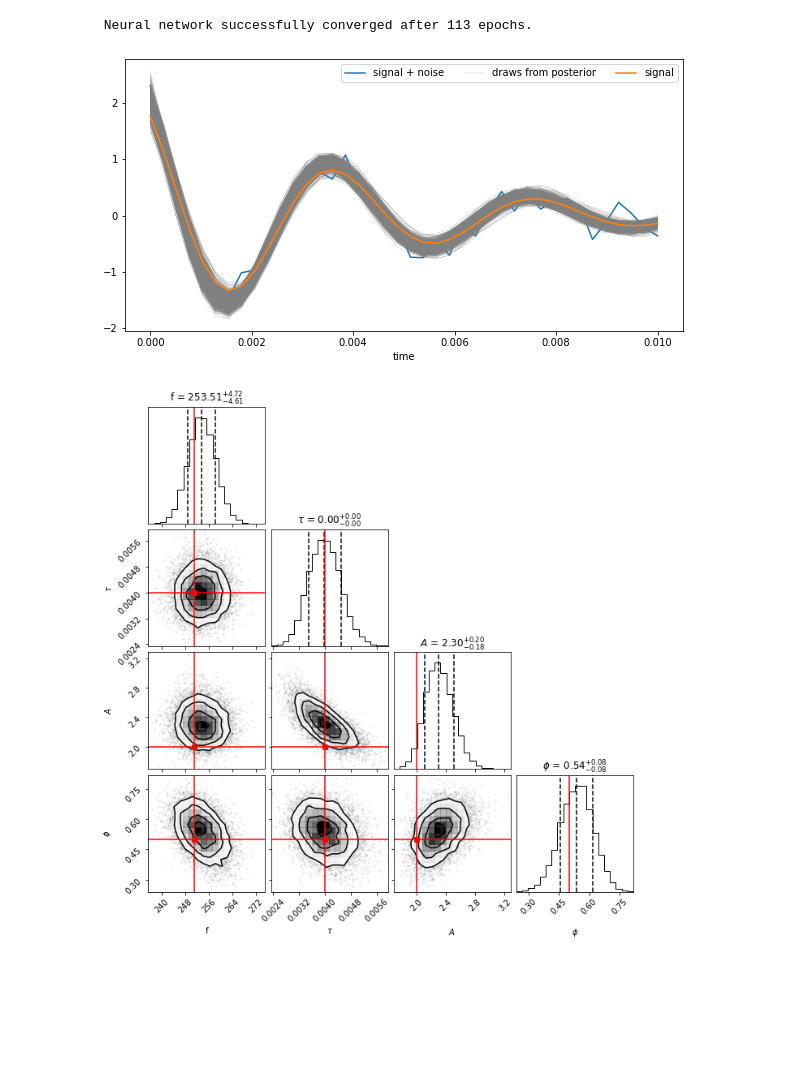
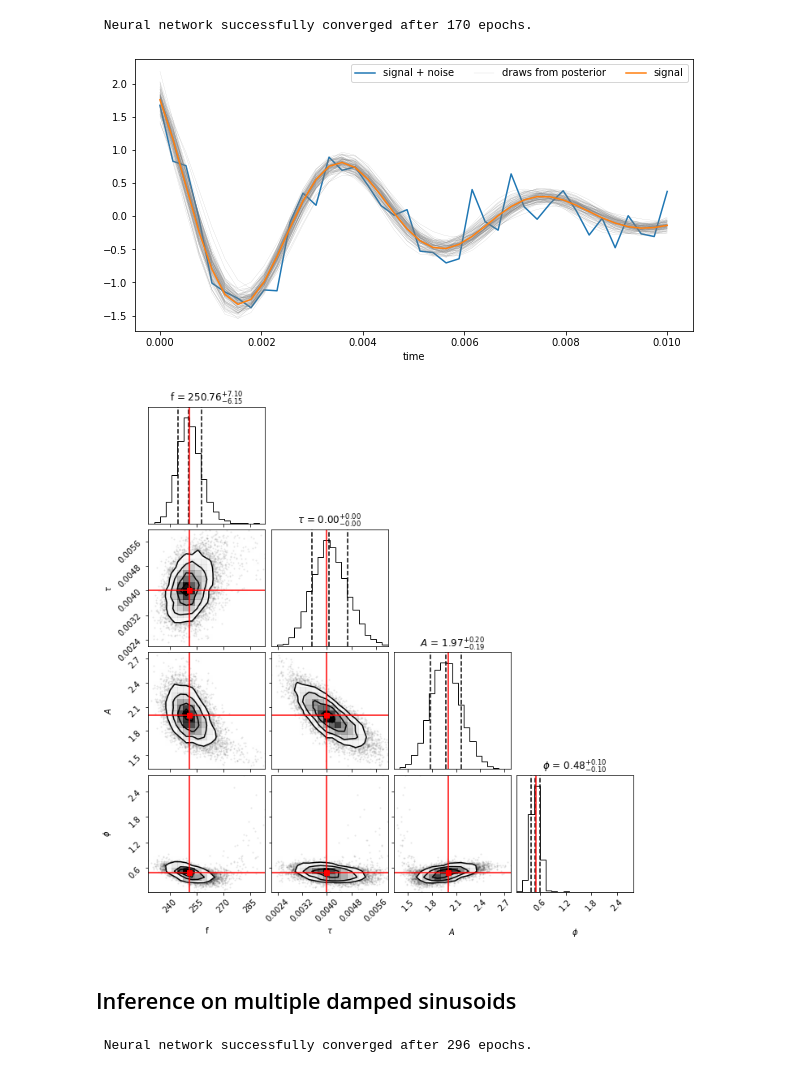
Before and after one commit to robertocotesta/real_time_inference_ringdown, a Jupyter notebook: inference_damped_sinusoid.ipynb, the cells around one changed output. Drawn from its saved outputs; the diff is of its cells as text; code cells hidden in the pictures; blank space fills up the shorter version.

```diff
--- a/inference_damped_sinusoid.ipynb
+++ b/inference_damped_sinusoid.ipynb
@@ -18,9 +25,17 @@ sampling_rate = 1./4096
 signal_duration = int(time_duration/sampling_rate)
 # %%
 def noise_simulator():
+    """
+    This function simulate Gaussian white noise with amplitude 0.25 and duration = signal duration
+    """
     return torch.randn(signal_duration) * 0.25
 
 def signal_simulator(signal_params):
+    """
+    This function simulate a single sinusoid
+        Arguments:
+            signal_params: a list containing frequency, amplitude and phase of the sinusoid
+    """
     omega = signal_params[0]
     amp = signal_params[1]
     phi = signal_params[2]
@@ -28,10 +43,25 @@ def signal_simulator(signal_params):
     return amp*torch.cos(omega*t + phi)
 
 def damped_sinusoid_simulator(signal_params):
+    """
+    This function simulate a single damped sinusoid
+        Arguments:
+            signal_params: a list containing frequency, damping time, amplitude and phase of the sinusoid
+    """
     freq = signal_params[0]
     tau = signal_params[1]
     amp = signal_params[2]
     phi = signal_params[3]
-
     t = torch.linspace(0,time_duration,steps=signal_duration)
     return amp*torch.cos(2.*torch.pi*freq*t + phi)*torch.exp(-t/tau)
+
+def ringdown_simulator(amps, freqs, taus, phases):
+    """
+    This function simulate a ringdown signal as sum of damped sinusoids
+        Arguments:
+            amps: amplitudes of the damped sinusoids
+            freqs: frequencies of the damped sinusoids
+            taus: damping times of the damped sinusoids
+            phases: phases of the damped sinusoids
+    """
+    return torch.from_numpy(np.sum(np.array(list(map(damped_sinusoid_simulator,amps,freqs,taus,phases))),axis=0))
@@ -38,12 +73,17 @@ def damped_sinusoid_simulator(signal_params):
 # %%
 def simulator(parameter_set):
+    """
+    This function generate a timeseries with signal and noise
+        Arguments:
+            parameter_set: parameters for the sinusoids
+    """
     signal = damped_sinusoid_simulator(parameter_set)
     noise = noise_simulator()
     return signal+noise
 # %%
 posterior = infer(simulator, prior, method="SNPE", num_simulations=10000)
 # %% [output]
- Neural network successfully converged after 113 epochs.
+ Neural network successfully converged after 170 epochs.
 # %%
 signal_inj_params = np.array([251,4e-3,2.0,0.5])
 observation = simulator(torch.from_numpy(signal_inj_params))
@@ -54,25 +94,27 @@ labels = [r"f",r"$\tau$",r"$A$",r"$\phi$"]
 # %%
 plt.figure(figsize=(10,5))
 time = np.linspace(0,time_duration,num=signal_duration)
 plt.plot(time,observation.numpy(),label='signal + noise')
-for i in range(1000):
+for i in range(100):
     signal_params = samples.numpy()[i]
     if i == 0:
-        plt.plot(time,damped_sinusoid_simulator(signal_params),lw=0.2,c='grey',label = 'draws from posterior')
+        plt.plot(time,damped_sinusoid_simulator(signal_params),lw=0.1,c='grey',label = 'draws from posterior')
     else:
-        plt.plot(time,damped_sinusoid_simulator(signal_params),lw=0.2,c='grey')
+        plt.plot(time,damped_sinusoid_simulator(signal_params),lw=0.1,c='grey')
 plt.plot(time,damped_sinusoid_simulator(signal_inj_params),label = 'signal')
 plt.legend(loc='best',ncol=3)
 plt.xlabel('time')
 fig = corner.corner(
     samples.numpy(),
     labels=labels,
     quantiles=[0.16, 0.5, 0.84],
     show_titles=True,
     title_kwargs={"fontsize": 12},
     truths=signal_inj_params,
     truth_color='red'
 )
 # %% [output]
-[figure, old version]
+[figure, new version]
-[figure, old version]
+[figure, new version]
+# %% [markdown]
+## Inference on multiple damped sinusoids
@@ -78,0 +175,4 @@ fig = corner.corner(
+# %%
+posterior = infer(simulator, prior, method="SNPE", num_simulations=100000)
+# %% [output]
+ Neural network successfully converged after 296 epochs.
```
Also changed, not shown: parts of 20 cells of this notebook.
